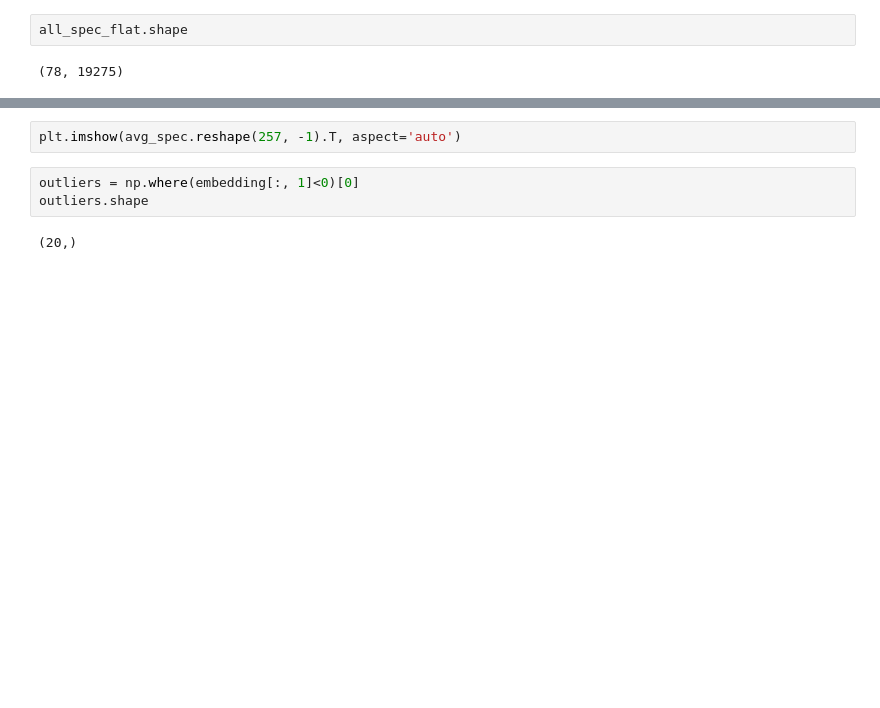
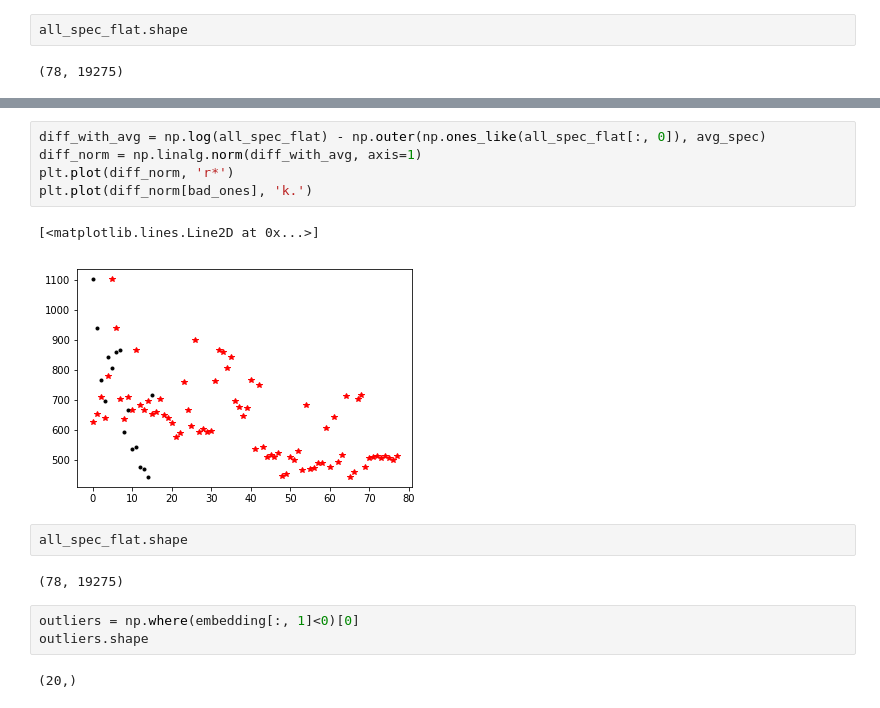
Before and after one commit to zekearneodo/pipefinch, a Jupyter notebook: rhd_kwik_mountain.ipynb, the cells around one changed output, grey strips where cells are left out. Cells and saved outputs as stored; diff of their text form; blank space fills up the shorter version.

```diff
--- a/rhd_kwik_mountain.ipynb
+++ b/rhd_kwik_mountain.ipynb
@@ -312,5 +295,15 @@ plt.imshow(np.log(avg_spec.reshape(257, -1)[::-1]), aspect='auto')
-# %%
-plt.imshow(avg_spec.reshape(257, -1).T, aspect='auto')
+# %%
+diff_with_avg = np.log(all_spec_flat) - np.outer(np.ones_like(all_spec_flat[:, 0]), avg_spec)
+diff_norm = np.linalg.norm(diff_with_avg, axis=1)
+plt.plot(diff_norm, 'r*')
+plt.plot(diff_norm[bad_ones], 'k.')
+# %% [output]
+[<matplotlib.lines.Line2D at 0x...>]
+[figure, added]
+# %%
+all_spec_flat.shape
+# %% [output]
+(78, 19275)
 # %%
 outliers = np.where(embedding[:, 1]<0)[0]
 outliers.shape
```
Also changed, not shown: parts of 7 cells of this notebook, 2 other files.
